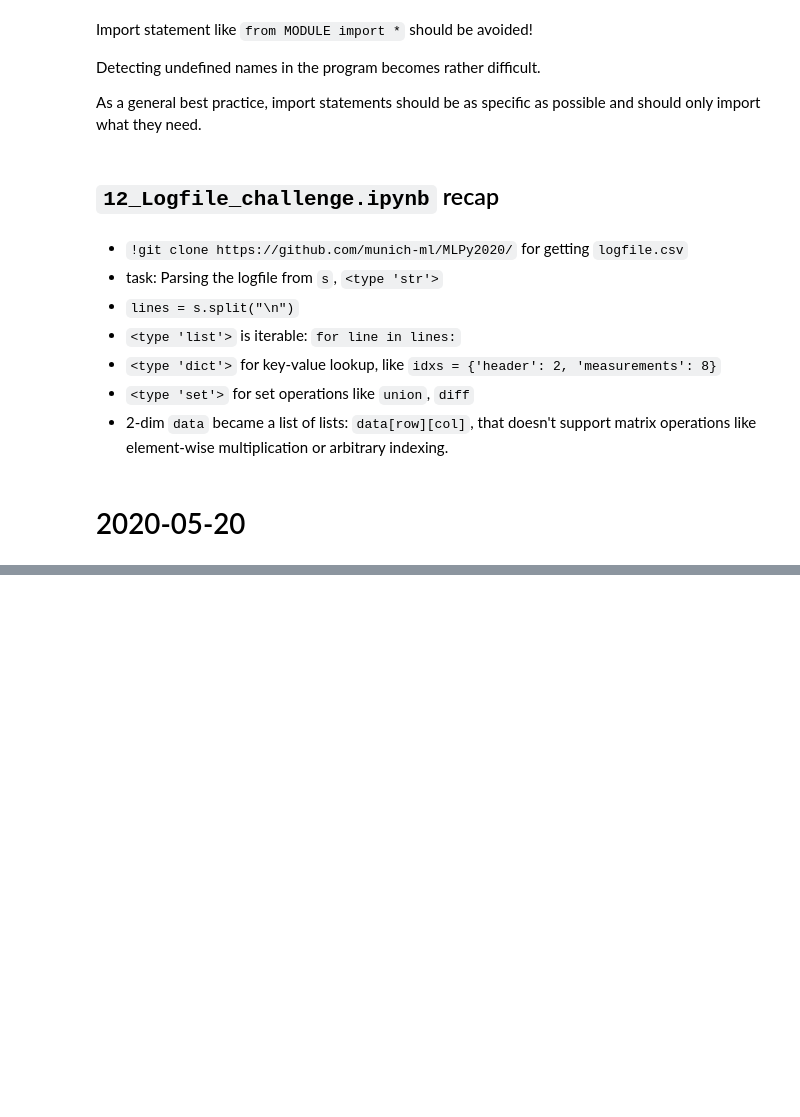
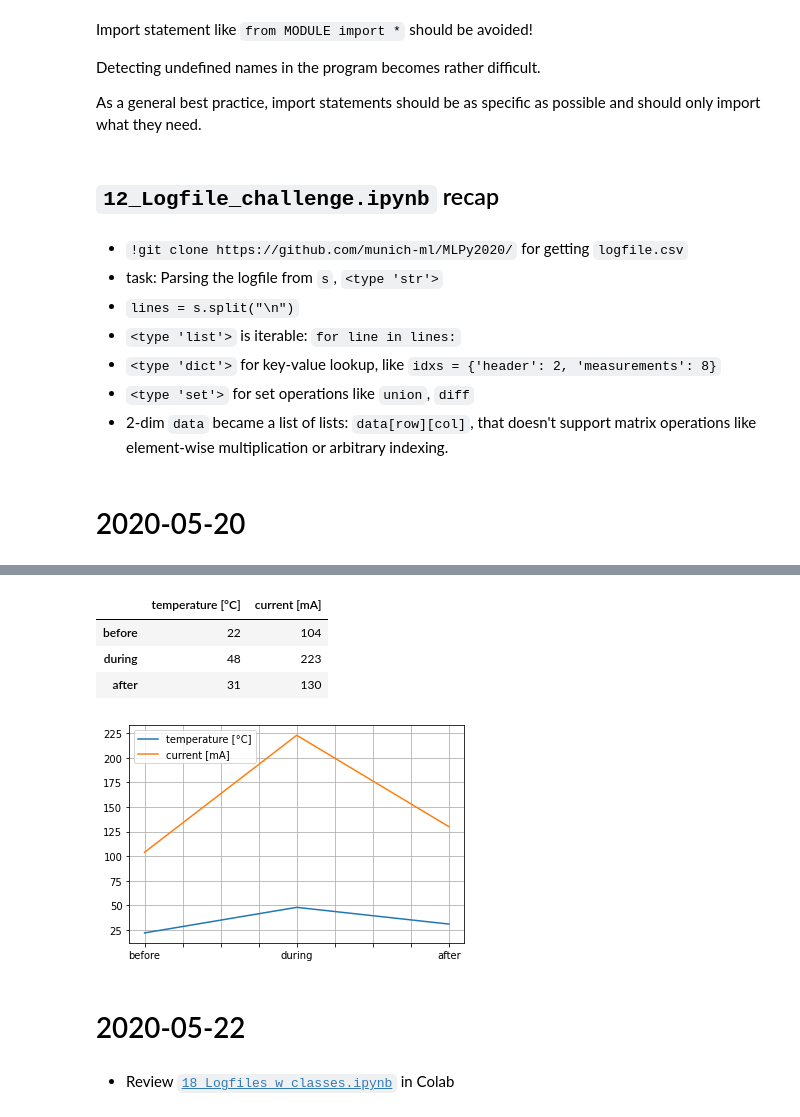
Before and after one commit to munich-ml/MLPy2020, a Jupyter notebook: recap.ipynb, the cells around one changed output, grey strips where cells are left out. Saved outputs shown, nothing was run; the diff lists cells and outputs as text; code cells hidden in the pictures; blank space fills up the shorter version.

```diff
--- a/recap.ipynb
+++ b/recap.ipynb
@@ -146,0 +201,20 @@ data[0][:]
+# %%
+data = [[22, 104], [48, 223], [31, 130]]
+cols = ["temperature [°C]", "current [mA]"]
+rows = ["before", "during", "after"]
+
+df = pd.DataFrame(data, columns=cols, index=rows)
+df
+# %% [output]
+|  | temperature [°C] | current [mA] |
+| before | 22 | 104 |
+| during | 48 | 223 |
+| after | 31 | 130 |
+# %%
+df.plot(grid=True);
+# %% [output]
+[figure, added]
+# %% [markdown]
+# 2020-05-22
+# %% [markdown]
+- Review [`18_Logfiles_w_classes.ipynb`](https://colab.research.google.com/github/munich-ml/MLPy2020/blob/master/18_Logfiles_w_classes.ipynb) in Colab
```
Also changed, not shown: parts of 11 cells of this notebook.
